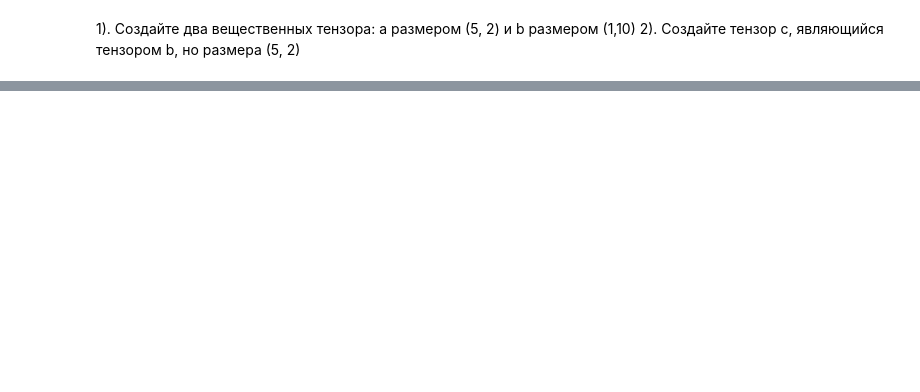
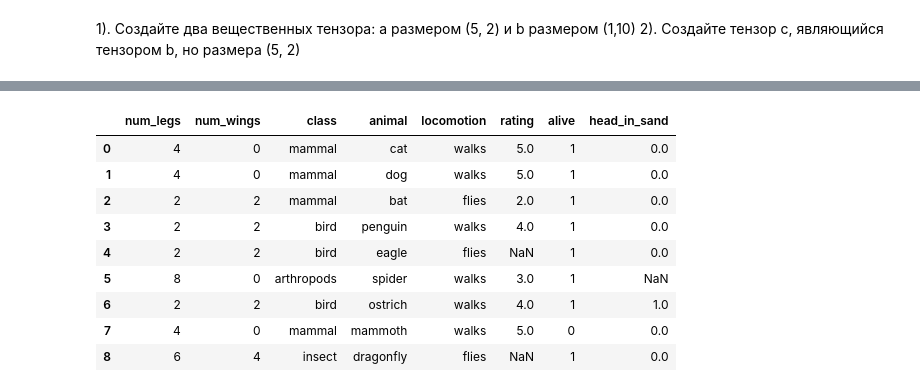
Before and after one commit to Andrydry/test, a Jupyter notebook: My.ipynb, the cells around one changed output, grey strips where cells are left out. Drawn from its saved outputs; the diff is of its cells as text; code cells hidden in the pictures; blank space fills up the shorter version.

```diff
--- a/My.ipynb
+++ b/My.ipynb
@@ -132,0 +238,4 @@ df
+# %%
+# cобрать датафреймы с одинаковыми столбцами (с разными столбцами лучше merge)
+dfres=pd.concat([df, df2], ignore_index=True)
+dfres
@@ -132,0 +253,4 @@ df
+# %%
+# сохраняем данные в копии
+df = dfres.copy(deep=True)
+df
@@ -132,0 +268,6 @@ df
+# %%
+# добавить столбец из списка (8-й NaN потому что список короче числа строк)
+l3=[5,5,2,4,np.NaN,3,4,5]
+s1 = pd.Series(l3, name="rating")
+df = pd.concat([df, s1], axis=1)
+df
@@ -132,0 +285,4 @@ df
+# %%
+# добавить столбец из списка еще проще
+df["alive"] = [1,1,1,1,1,1,1,0,1,]
+df
@@ -132,0 +300,16 @@ df
+# %%
+# добавить столбец из словаря
+df4 = pd.DataFrame({'head_in_sand':[0,0,0,0,0,np.NaN,1,0,0]})
+df=pd.concat([df, df4],  axis=1)
+df
+# %% [output]
+|  | num_legs | num_wings | class | animal | locomotion | rating | alive | head_in_sand |
+| 0 | 4 | 0 | mammal | cat | walks | 5.0 | 1 | 0.0 |
+| 1 | 4 | 0 | mammal | dog | walks | 5.0 | 1 | 0.0 |
+| 2 | 2 | 2 | mammal | bat | flies | 2.0 | 1 | 0.0 |
+| 3 | 2 | 2 | bird | penguin | walks | 4.0 | 1 | 0.0 |
+| 4 | 2 | 2 | bird | eagle | flies | NaN | 1 | 0.0 |
+| 5 | 8 | 0 | arthropods | spider | walks | 3.0 | 1 | NaN |
+| 6 | 2 | 2 | bird | ostrich | walks | 4.0 | 1 | 1.0 |
+| 7 | 4 | 0 | mammal | mammoth | walks | 5.0 | 0 | 0.0 |
+| 8 | 6 | 4 | insect | dragonfly | flies | NaN | 1 | 0.0 |
```
Also changed, not shown: parts of 36 cells of this notebook.
